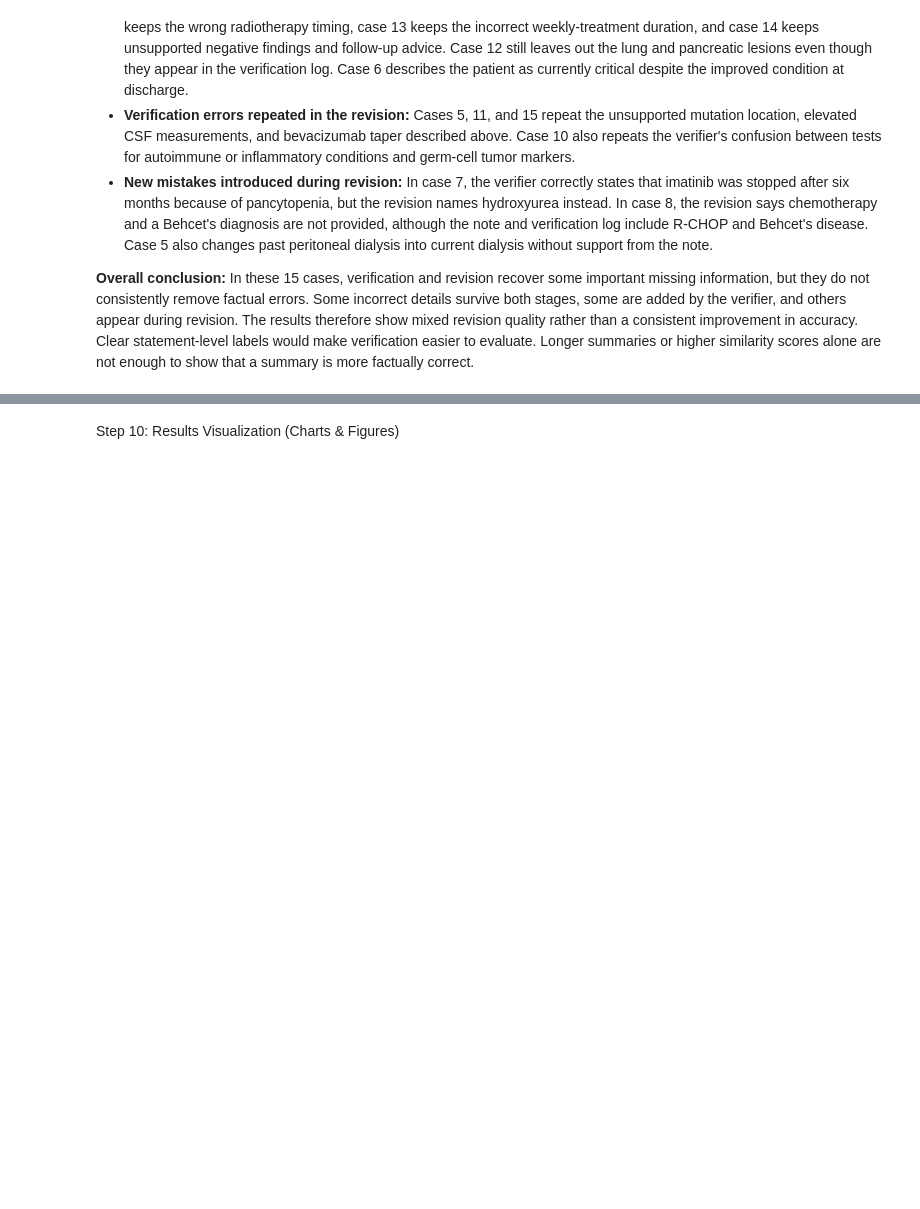
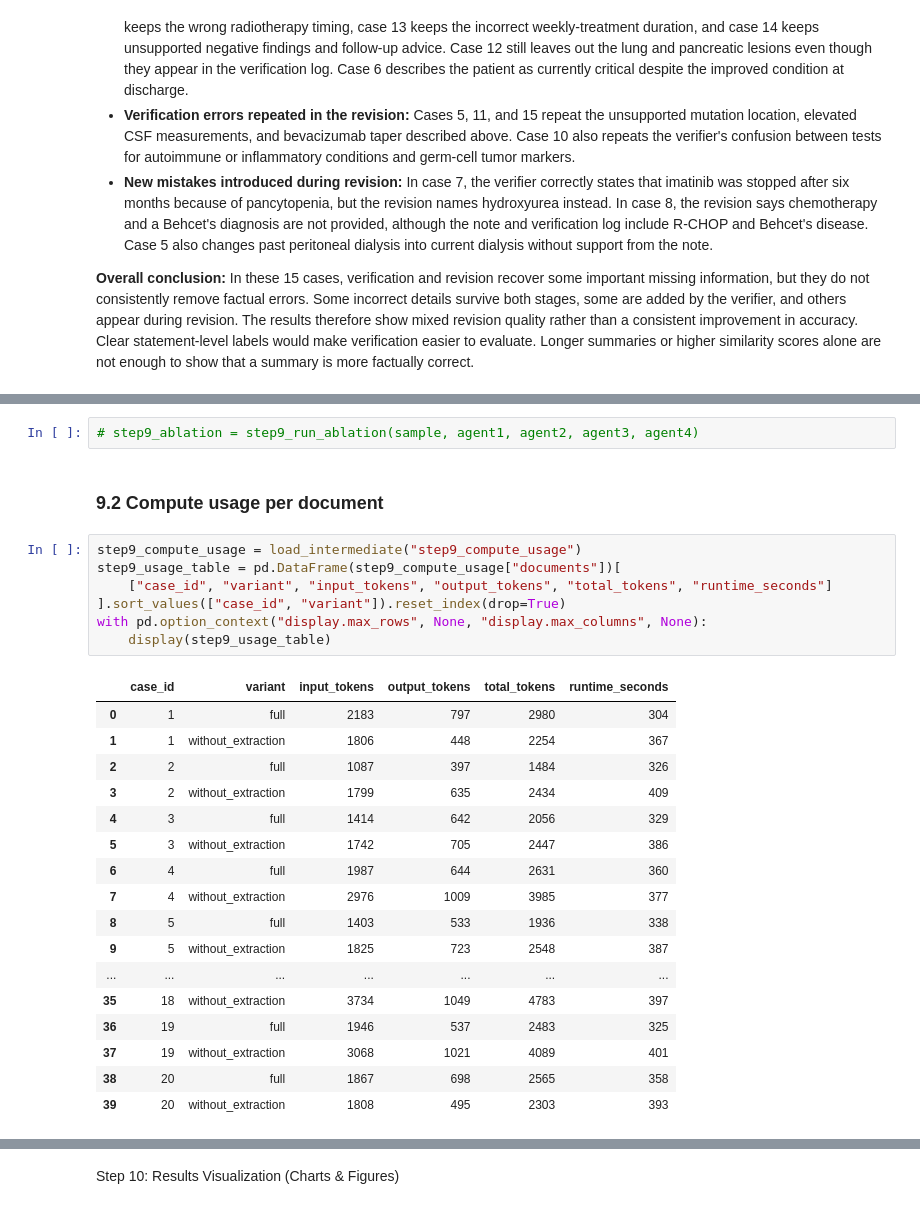
Before and after one commit to ymcx/nlp-project, a Jupyter notebook: main.ipynb, the cells around one changed output, grey strips where cells are left out. Drawn from its saved outputs; the diff is of its cells as text; blank space fills up the shorter version.

Commit message:
Update step 7 and 9

```diff
--- a/main.ipynb
+++ b/main.ipynb
@@ -816,0 +1046,29 @@ Step 9: Agent Ablation & Resource Analysis
+# %%
+# step9_ablation = step9_run_ablation(sample, agent1, agent2, agent3, agent4)
+# %% [markdown]
+### 9.2 Compute usage per document
+# %%
+step9_compute_usage = load_intermediate("step9_compute_usage")
+step9_usage_table = pd.DataFrame(step9_compute_usage["documents"])[
+    ["case_id", "variant", "input_tokens", "output_tokens", "total_tokens", "runtime_seconds"]
+].sort_values(["case_id", "variant"]).reset_index(drop=True)
+with pd.option_context("display.max_rows", None, "display.max_columns", None):
+    display(step9_usage_table)
+# %% [output]
+|  | case_id | variant | input_tokens | output_tokens | total_tokens | runtime_seconds |
+| 0 | 1 | full | 2183 | 797 | 2980 | 304 |
+| 1 | 1 | without_extraction | 1806 | 448 | 2254 | 367 |
+| 2 | 2 | full | 1087 | 397 | 1484 | 326 |
+| 3 | 2 | without_extraction | 1799 | 635 | 2434 | 409 |
+| 4 | 3 | full | 1414 | 642 | 2056 | 329 |
+| 5 | 3 | without_extraction | 1742 | 705 | 2447 | 386 |
+| 6 | 4 | full | 1987 | 644 | 2631 | 360 |
+| 7 | 4 | without_extraction | 2976 | 1009 | 3985 | 377 |
+| 8 | 5 | full | 1403 | 533 | 1936 | 338 |
+| 9 | 5 | without_extraction | 1825 | 723 | 2548 | 387 |
+| ... | ... | ... | ... | ... | ... | ... |
+| 35 | 18 | without_extraction | 3734 | 1049 | 4783 | 397 |
+| 36 | 19 | full | 1946 | 537 | 2483 | 325 |
+| 37 | 19 | without_extraction | 3068 | 1021 | 4089 | 401 |
+| 38 | 20 | full | 1867 | 698 | 2565 | 358 |
+| 39 | 20 | without_extraction | 1808 | 495 | 2303 | 393 |
```
Also changed, not shown: parts of 8 cells of this notebook, 4 other files.
